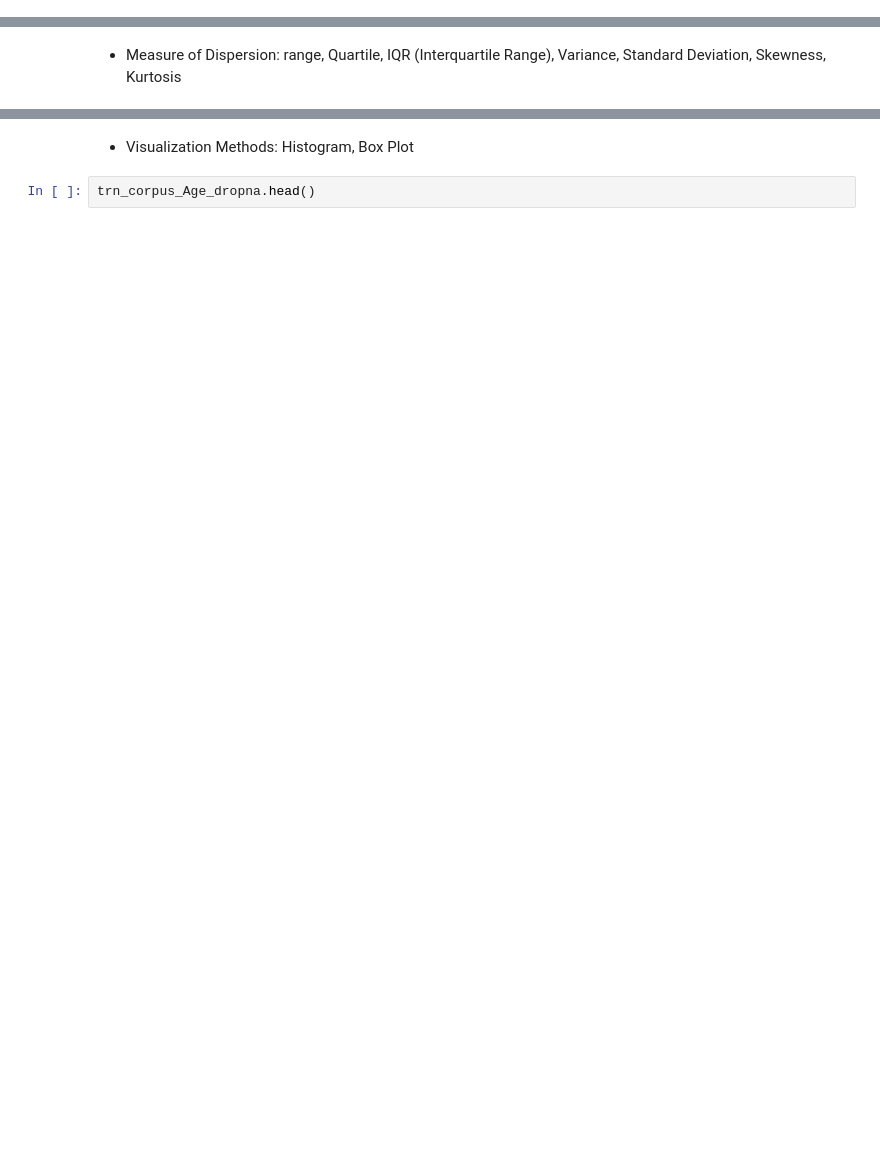
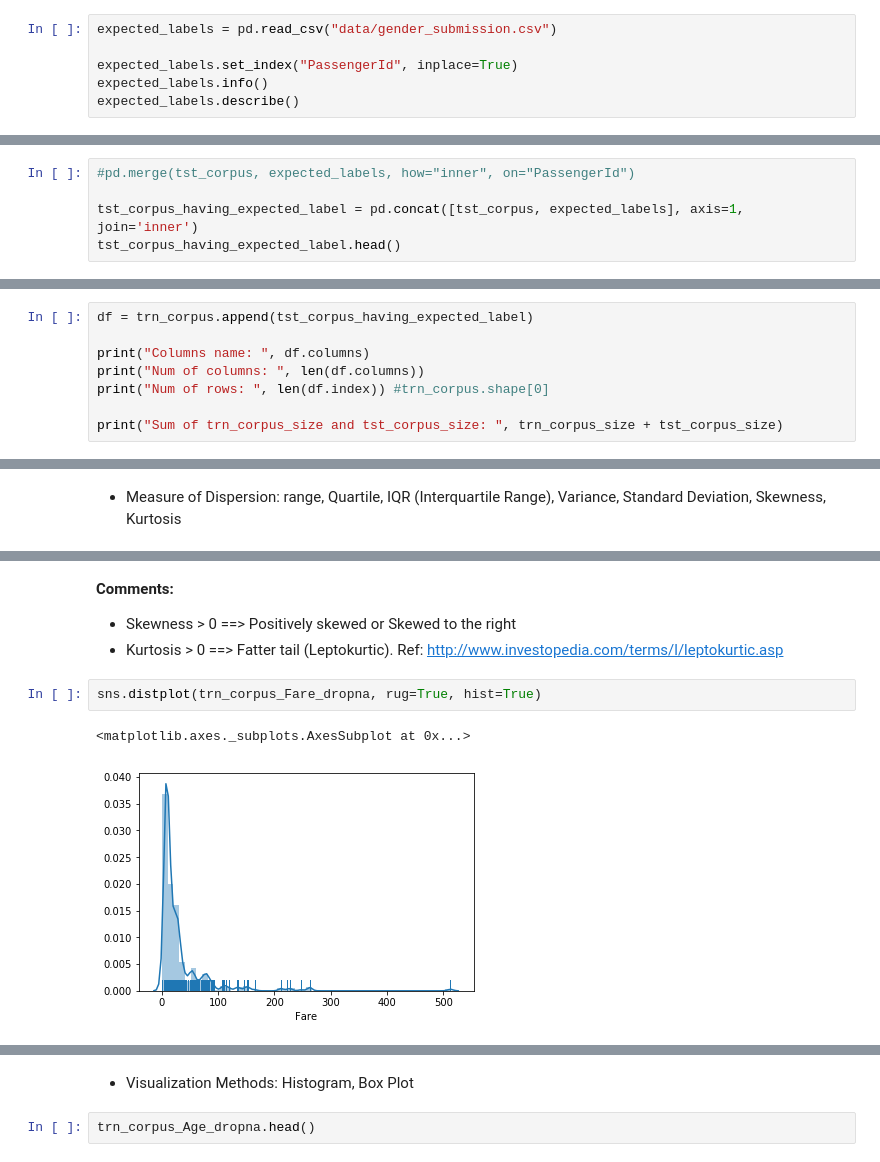
Before and after one commit to tien-le-grenoble/kaggle-titanic-original, a Jupyter notebook: Titanic - Machine Learning from Disaster.ipynb, the cells around one changed output, grey strips where cells are left out. Drawn from its saved outputs; the diff is of its cells as text; blank space fills up the shorter version.

```diff
--- a/Titanic - Machine Learning from Disaster.ipynb
+++ b/Titanic - Machine Learning from Disaster.ipynb
@@ -141,0 +176,6 @@ memory usage: 36.0+ KB
+# %%
+expected_labels = pd.read_csv("data/gender_submission.csv")
+
+expected_labels.set_index("PassengerId", inplace=True)
+expected_labels.info()
+expected_labels.describe()
@@ -141,0 +216,5 @@ memory usage: 36.0+ KB
+# %%
+#pd.merge(tst_corpus, expected_labels, how="inner", on="PassengerId")
+
+tst_corpus_having_expected_label = pd.concat([tst_corpus, expected_labels], axis=1, join='inner')
+tst_corpus_having_expected_label.head()
@@ -145,0 +261,8 @@ memory usage: 36.0+ KB
+# %%
+df = trn_corpus.append(tst_corpus_having_expected_label)
+
+print("Columns name: ", df.columns)
+print("Num of columns: ", len(df.columns))
+print("Num of rows: ", len(df.index)) #trn_corpus.shape[0]
+
+print("Sum of trn_corpus_size and tst_corpus_size: ", trn_corpus_size + tst_corpus_size)
@@ -360,0 +757,9 @@ Sample variance of data =  2469.43684574
+# %% [markdown]
+**Comments:**
+* Skewness > 0 ==> Positively skewed or Skewed to the right
+* Kurtosis > 0 ==> Fatter tail (Leptokurtic). Ref: http://www.investopedia.com/terms/l/leptokurtic.asp
+# %%
+sns.distplot(trn_corpus_Fare_dropna, rug=True, hist=True)
+# %% [output]
+<matplotlib.axes._subplots.AxesSubplot at 0x...>
+[figure, added]
```
Also changed, not shown: parts of 116 cells of this notebook, 1 other file.
